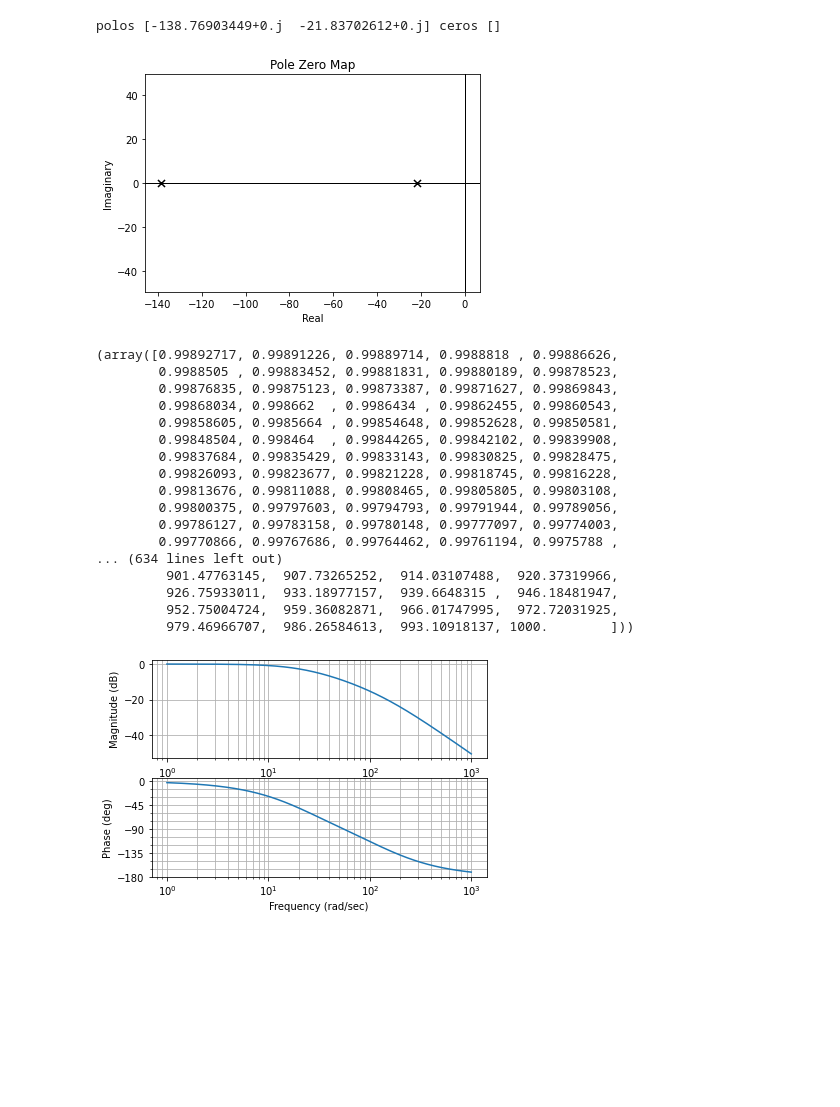
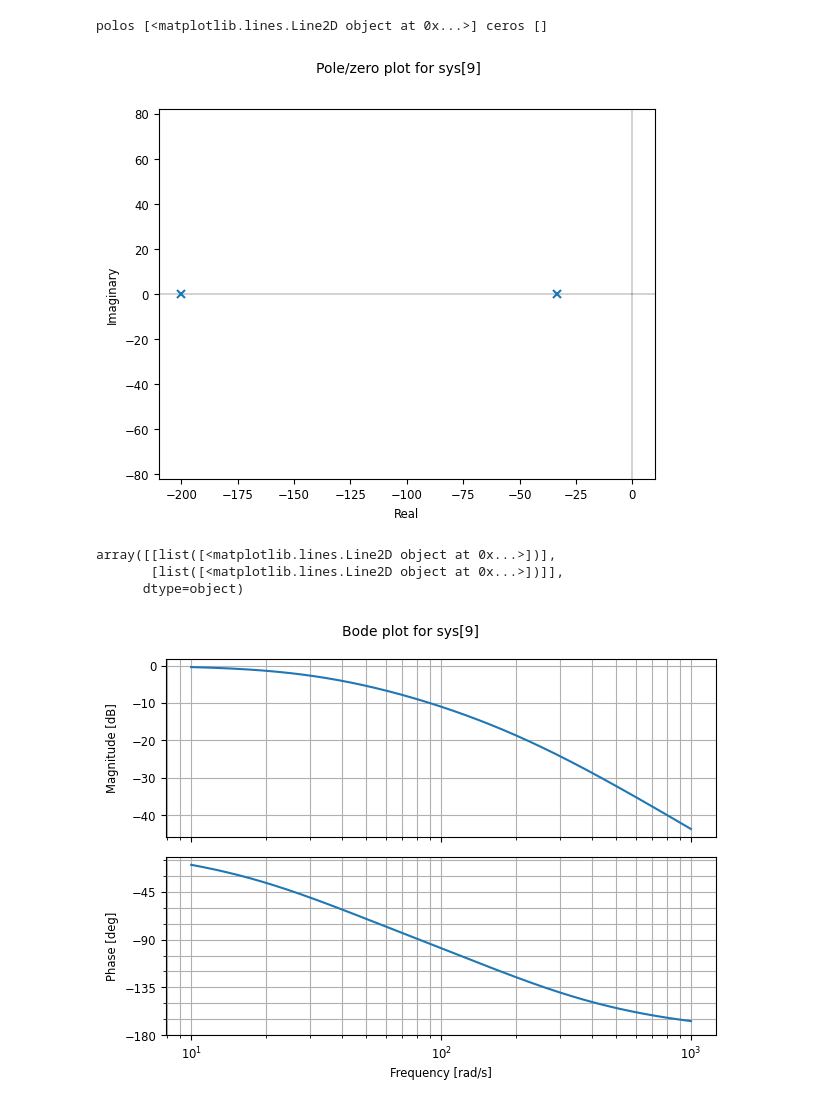
Before and after one commit to monzonlucasfabricio/mse-control-digital, a Jupyter notebook: practica/practica_1_2024.ipynb, the cells around one changed output. Cells and saved outputs as stored; diff of their text form; code cells hidden in the pictures; blank space fills up the shorter version.

```diff
--- a/practica/practica_1_2024.ipynb
+++ b/practica/practica_1_2024.ipynb
@@ -6,6 +7,6 @@ from control import *
 # %%
 r1 = 10E3
-r2 = 33E3
+r2 = 15E3
 c1 = 1E-6
 c2 = 1E-6
 # %%
@@ -42,32 +83,18 @@ polos [1.12623756e-01+0.j 9.40453671e-07+0.j] ceros [-0.0242761+0.j]
 # %%
 # Polos y ceros en el tiempo continuo
-polosc, cerosc = pzmap(h_s)
+polosc, cerosc = pzmap(h_s)[0]
 print("polos",polosc,"ceros",cerosc)
 # %% [output]
-polos [-138.76903449+0.j  -21.83702612+0.j] ceros []
+polos [<matplotlib.lines.Line2D object at 0x...>] ceros []
-[figure, old version]
+[figure, new version]
 # %%
 # Respuesta en frecuencia del sistema en tiempo continuo
 bode_plot(h_s)
 # %% [output]
-(array([0.99892717, 0.99891226, 0.99889714, 0.9988818 , 0.99886626,
-        0.9988505 , 0.99883452, 0.99881831, 0.99880189, 0.99878523,
-        0.99876835, 0.99875123, 0.99873387, 0.99871627, 0.99869843,
-        0.99868034, 0.998662  , 0.9986434 , 0.99862455, 0.99860543,
-        0.99858605, 0.9985664 , 0.99854648, 0.99852628, 0.99850581,
-        0.99848504, 0.998464  , 0.99844265, 0.99842102, 0.99839908,
-        0.99837684, 0.99835429, 0.99833143, 0.99830825, 0.99828475,
-        0.99826093, 0.99823677, 0.99821228, 0.99818745, 0.99816228,
-        0.99813676, 0.99811088, 0.99808465, 0.99805805, 0.99803108,
-        0.99800375, 0.99797603, 0.99794793, 0.99791944, 0.99789056,
-        0.99786127, 0.99783158, 0.99780148, 0.99777097, 0.99774003,
-        0.99770866, 0.99767686, 0.99764462, 0.99761194, 0.9975788 ,
-... (634 lines left out)
-         901.47763145,  907.73265252,  914.03107488,  920.37319966,
-         926.75933011,  933.18977157,  939.6648315 ,  946.18481947,
-         952.75004724,  959.36082871,  966.01747995,  972.72031925,
-         979.46966707,  986.26584613,  993.10918137, 1000.        ]))
+array([[list([<matplotlib.lines.Line2D object at 0x...>])],
+       [list([<matplotlib.lines.Line2D object at 0x...>])]],
+      dtype=object)
-[figure, old version]
+[figure, new version]
 # %%
 # 5) Evaluar la respuesta al escalon de todas las plantas, continuas y discretas
 # Tiempo continuo
```
Also changed, not shown: parts of 7 cells of this notebook, 16 other files.
